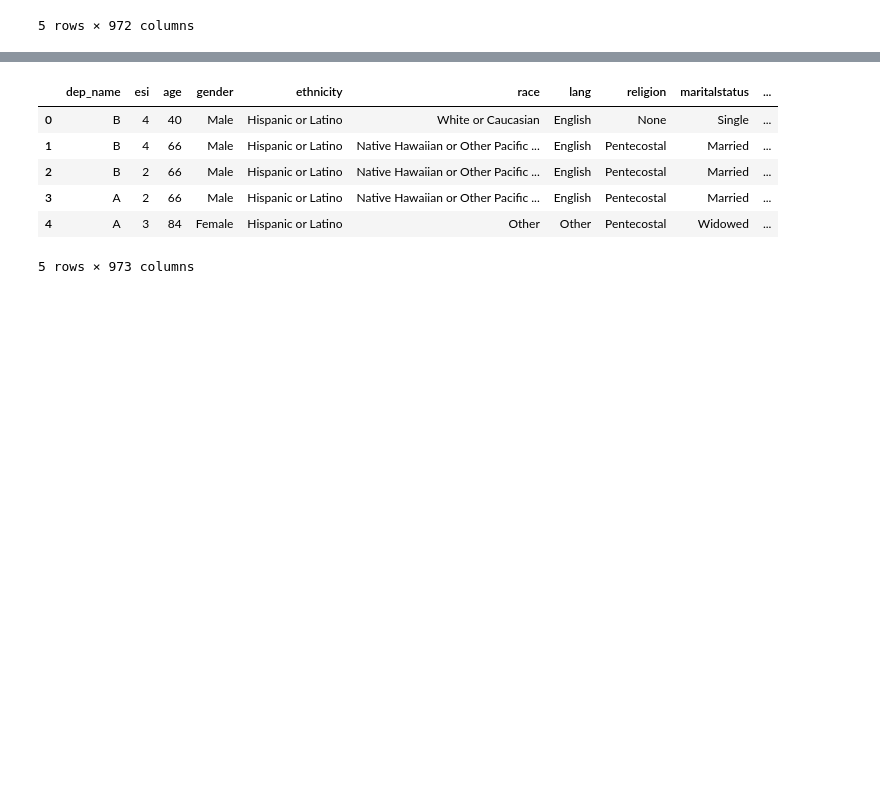
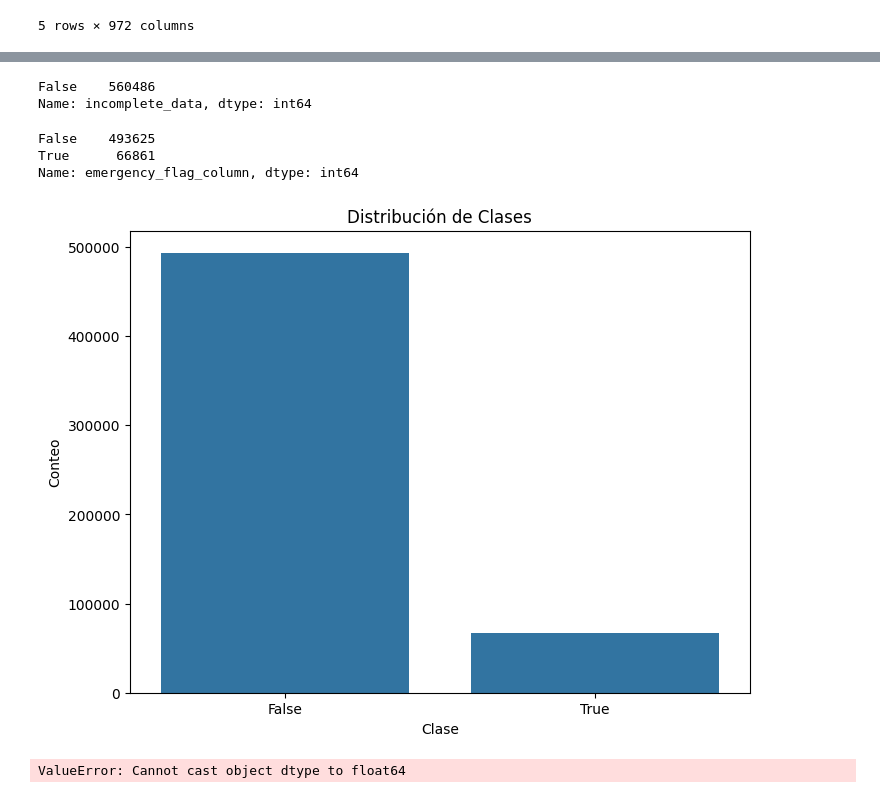
Before and after one commit to SelenaGarcia/CapstoneProject, a Jupyter notebook: OperationWarpSpeed.ipynb, the cells around one changed output, grey strips where cells are left out. Cells and saved outputs as stored; diff of their text form; code cells hidden in the pictures; blank space fills up the shorter version.

Commit message:
random forest

```diff
--- a/OperationWarpSpeed.ipynb
+++ b/OperationWarpSpeed.ipynb
@@ -59,17 +28,52 @@ Name: incomplete_data, dtype: int64
+# %%
+from sklearn.impute import SimpleImputer
+
+# Get the number of different elements on the DataFrame
+getNumberOfDifferentElementsInDF(df, significantColumns)
+
+# Manejo de valores nulos en las columnas seleccionadas
+imputer = SimpleImputer(strategy='most_frequent')
+df[significantColumns] = imputer.fit_transform(df[significantColumns])
+
+# Check if all the rows now have valid values
+getNumberOfDifferentElementsInDF(df, significantColumns)
+# %% [output]
+False    560486
+Name: incomplete_data, dtype: int64
 # %%
-df.head()
-
 # Codificación de variables categóricas
 df_encoded = pd.get_dummies(df, columns=significantColumns)
-
-# # Reemplazar la etiqueta de las filas con datos inconclusos en cualquier columna como 0
-# df_encoded = df_encoded.fillna(0)
-df_encoded.head()
-# %% [output]
-|  | dep_name | esi | age | gender | ethnicity | race | lang | religion | maritalstatus | ... |
-| 0 | B | 4 | 40 | Male | Hispanic or Latino | White or Caucasian | English | None | Single | ... |
-| 1 | B | 4 | 66 | Male | Hispanic or Latino | Native Hawaiian or Other Pacific ... | English | Pentecostal | Married | ... |
-| 2 | B | 2 | 66 | Male | Hispanic or Latino | Native Hawaiian or Other Pacific ... | English | Pentecostal | Married | ... |
-| 3 | A | 2 | 66 | Male | Hispanic or Latino | Native Hawaiian or Other Pacific ... | English | Pentecostal | Married | ... |
-| 4 | A | 3 | 84 | Female | Hispanic or Latino | Other | Other | Pentecostal | Widowed | ... |
-5 rows × 973 columns
+# %%
+df['emergency_flag_column'] = df[significantColumns].any(axis=1)
+print(df['emergency_flag_column'].value_counts())
+# %% [output]
+False    493625
+True      66861
+Name: emergency_flag_column, dtype: int64
+# %%
+from sklearn.model_selection import train_test_split
+from sklearn.metrics import accuracy_score
+
+
+# División de datos
+X = df.drop(columns=['emergency_flag_column'])
+y = df['emergency_flag_column']
+
+X_train, X_test, y_train, y_test = train_test_split(X, y, test_size=0.2, random_state=42)
+# %%
+import seaborn as sns
+import matplotlib.pyplot as plt
+
+# Crear un DataFrame con las características y las etiquetas codificadas
+df_plot = X.copy()
+df_plot['emergency_flag'] = y
+
+# Graficar la distribución de las clases
+plt.figure(figsize=(8, 6))
+sns.countplot(x='emergency_flag', data=df_plot)
+plt.title('Distribución de Clases')
+plt.xlabel('Clase')
+plt.ylabel('Conteo')
+plt.show()
+# %% [output]
+[figure, added]
@@ -76,8 +95,15 @@ df_encoded.head()
 # %%
+# Entrenamiento del modelo
+from sklearn.ensemble import RandomForestClassifier
 # División de datos
-X = df_encoded.drop('emergency_flag_column', axis=1)  # Ajusta la columna objetivo
-y = df_encoded['emergency_flag_column']
-X_train, X_test, y_train, y_test = train_test_split(X, y, test_size=0.2, random_state=42)
+X = df.drop(columns=['emergency_flag_column'])
+y = df['emergency_flag_column']
+
+# Convertir la variable objetivo usando LabelEncoder
+y_encoded = label_encoder.fit_transform(y)
+
+# División de datos de entrenamiento y prueba
+X_train, X_test, y_train, y_test = train_test_split(X, y_encoded, test_size=0.2, random_state=42)
 
 # Entrenamiento del modelo
 model = RandomForestClassifier(n_estimators=100, random_state=42)
@@ -87,3 +113,5 @@ model.fit(X_train, y_train)
 y_pred = model.predict(X_test)
 accuracy = accuracy_score(y_test, y_pred)
 print(f'Accuracy: {accuracy}')
+# %% [output]
+ValueError: Cannot cast object dtype to float64
```
Also changed, not shown: parts of 6 cells of this notebook.
